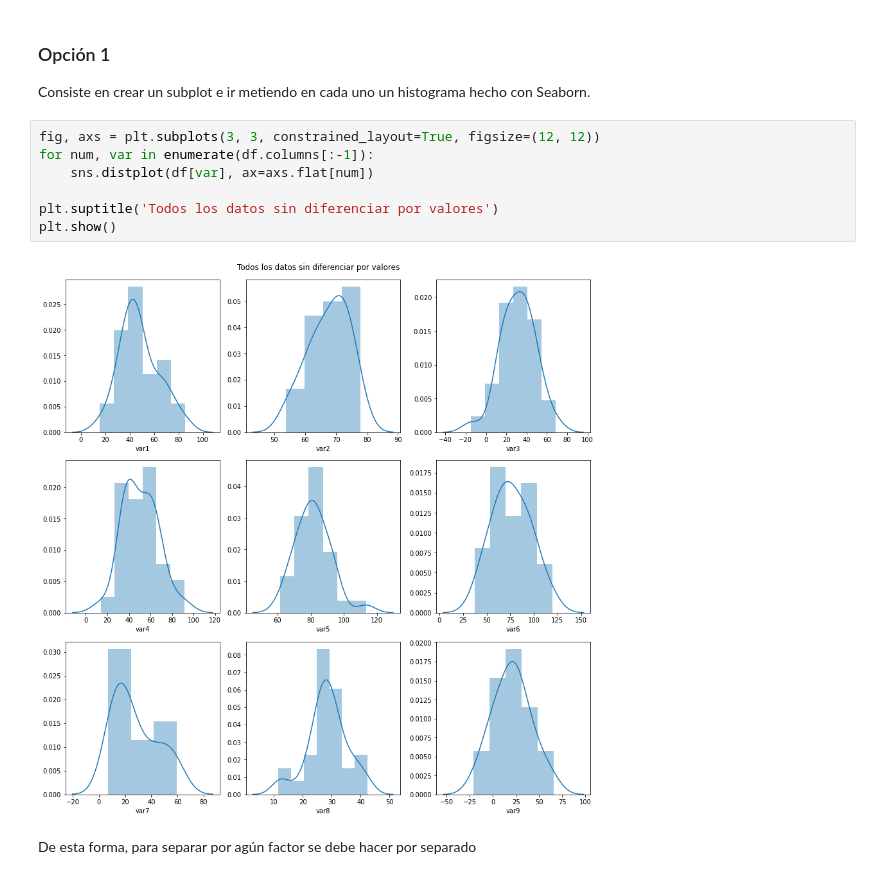
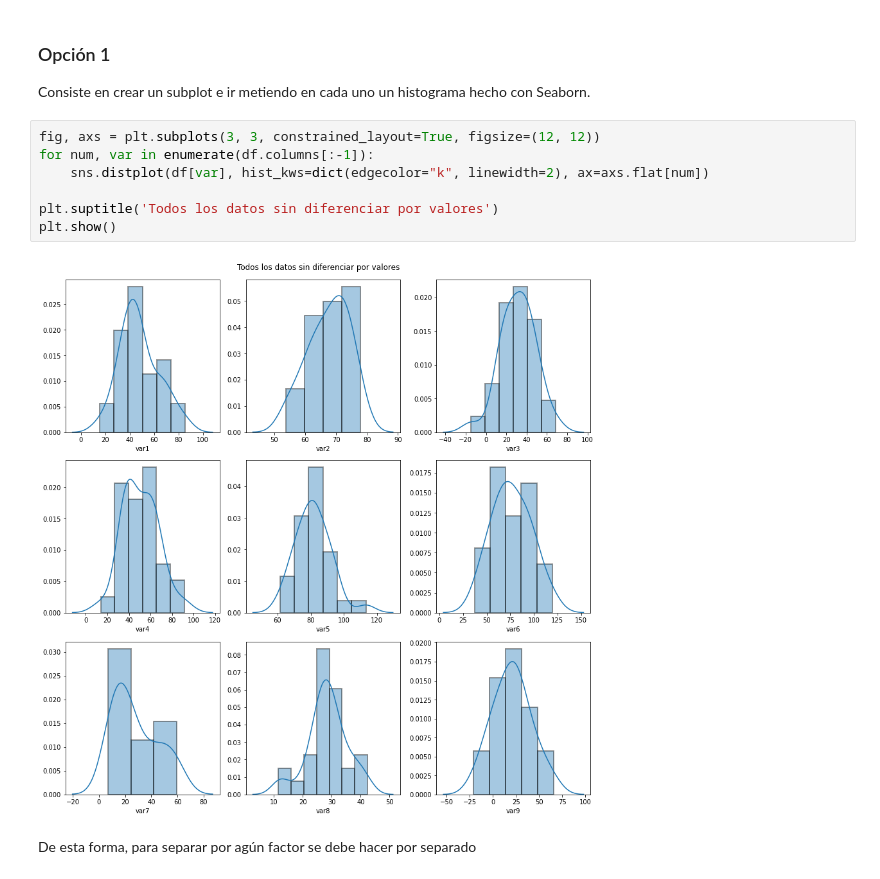
Before and after one commit to joselvira/BiomecanicaPython, a Jupyter notebook: Notebooks/Graficas_sofisticadas_especificas.ipynb, the cells around one changed output. Drawn from its saved outputs; the diff is of its cells as text.

```diff
--- a/Notebooks/Graficas_sofisticadas_especificas.ipynb
+++ b/Notebooks/Graficas_sofisticadas_especificas.ipynb
@@ -162,12 +162,12 @@ Consiste en crear un subplot e ir metiendo en cada uno un histograma hecho con S
 # %%
 fig, axs = plt.subplots(3, 3, constrained_layout=True, figsize=(12, 12))
 for num, var in enumerate(df.columns[:-1]):
-    sns.distplot(df[var], ax=axs.flat[num])
+    sns.distplot(df[var], hist_kws=dict(edgecolor="k", linewidth=2), ax=axs.flat[num])
 
 plt.suptitle('Todos los datos sin diferenciar por valores')
 plt.show()
 # %% [output]
-[figure, old version]
+[figure, new version]
 # %% [markdown]
 De esta forma, para separar por agún factor se debe hacer por separado
 # %%
```
Also changed, not shown: parts of 1 cell of this notebook.
